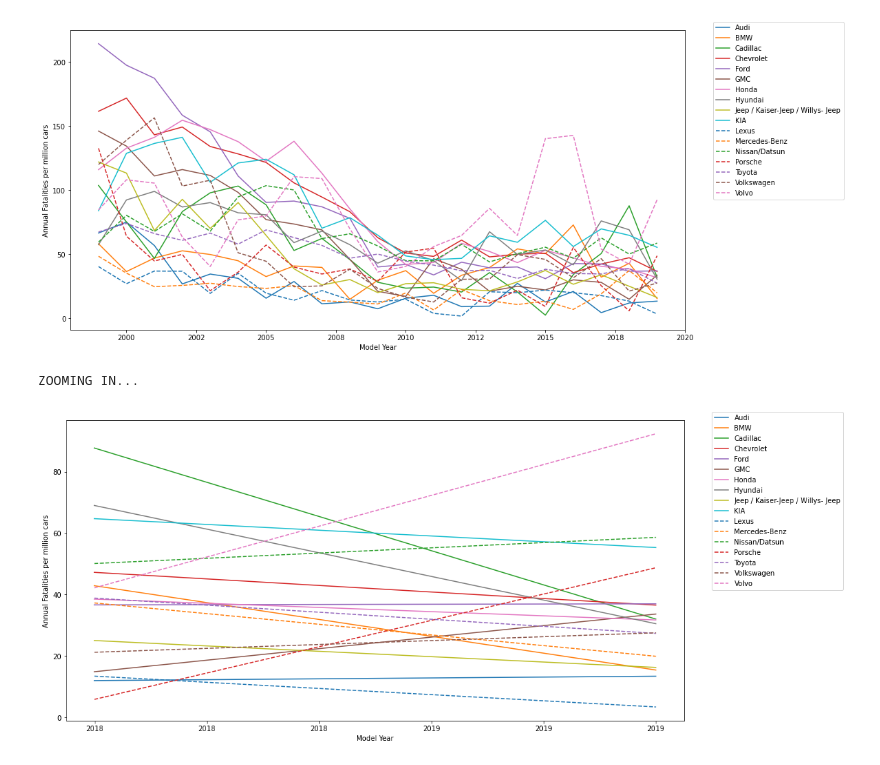
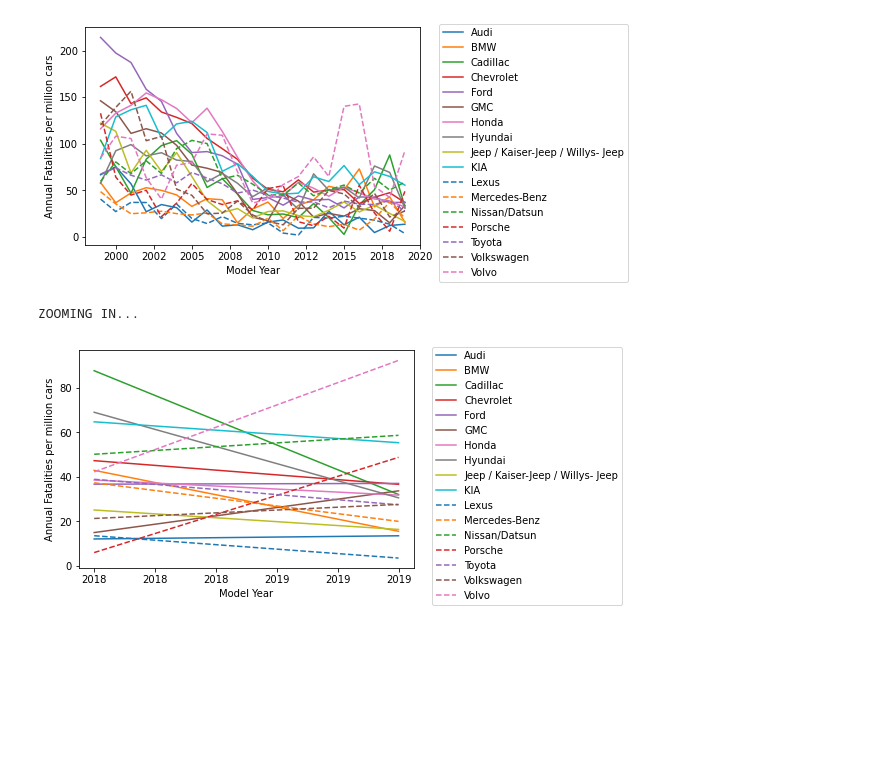
Before and after one commit to bsoo920/gatech-how-safe-is-your-car, a Jupyter notebook: ex_makes_normalized.ipynb, the cells around one changed output. Saved outputs shown, nothing was run; the diff lists cells and outputs as text; code cells hidden in the pictures; blank space fills up the shorter version.

```diff
--- a/ex_makes_normalized.ipynb
+++ b/ex_makes_normalized.ipynb
@@ -86,34 +86,34 @@ x['Porsche']  = {'Make_ID':45}
 # x['Suzuki']  = {'Make_ID':53}
 # x['Thomas Built']  = {'Make_ID':94}
 x['Toyota']  = {'Make_ID':49}
 # x['Triumph']  = {'Make_ID':50}
 # x['Unknown Make']  = {'Make_ID':99}
 # x['Victory']  = {'Make_ID':77}
 x['Volkswagen']  = {'Make_ID':30}
 x['Volvo']  = {'Make_ID':51}
 # x['White/Autocar White/GMC']  = {'Make_ID':89}
 # x['Yamaha']  = {'Make_ID':76}
 # x['Yugo']  = {'Make_ID':57}
 
-plt.rcParams['figure.figsize'] = [16, 8]
+# plt.rcParams['figure.figsize'] = [16, 8]
 
 
 modelYrStart=1999
 modelYrEnd  =2020
 
 # summarize_by_makeyear( dfMasterCrashAgg, modelYrStart, modelYrEnd, makes_dict=x)
 summarize_by_makeyear( dfMasterCrashAgg, modelYrStart, modelYrEnd, makes_dict=x, dfSales=dfSales
                      , showLinearRegress=False)
 
 
 print('ZOOMING IN...')
 modelYrStart=2018
 modelYrEnd  =2020
 
 # summarize_by_makeyear( dfMasterCrashAgg, modelYrStart, modelYrEnd, makes_dict=x)
 summarize_by_makeyear( dfMasterCrashAgg, modelYrStart, modelYrEnd, makes_dict=x, dfSales=dfSales
                      , showLinearRegress=False)
 # %% [output]
-[figure, old version]
+[figure, new version]
 ZOOMING IN...
-[figure, old version]
+[figure, new version]
```
